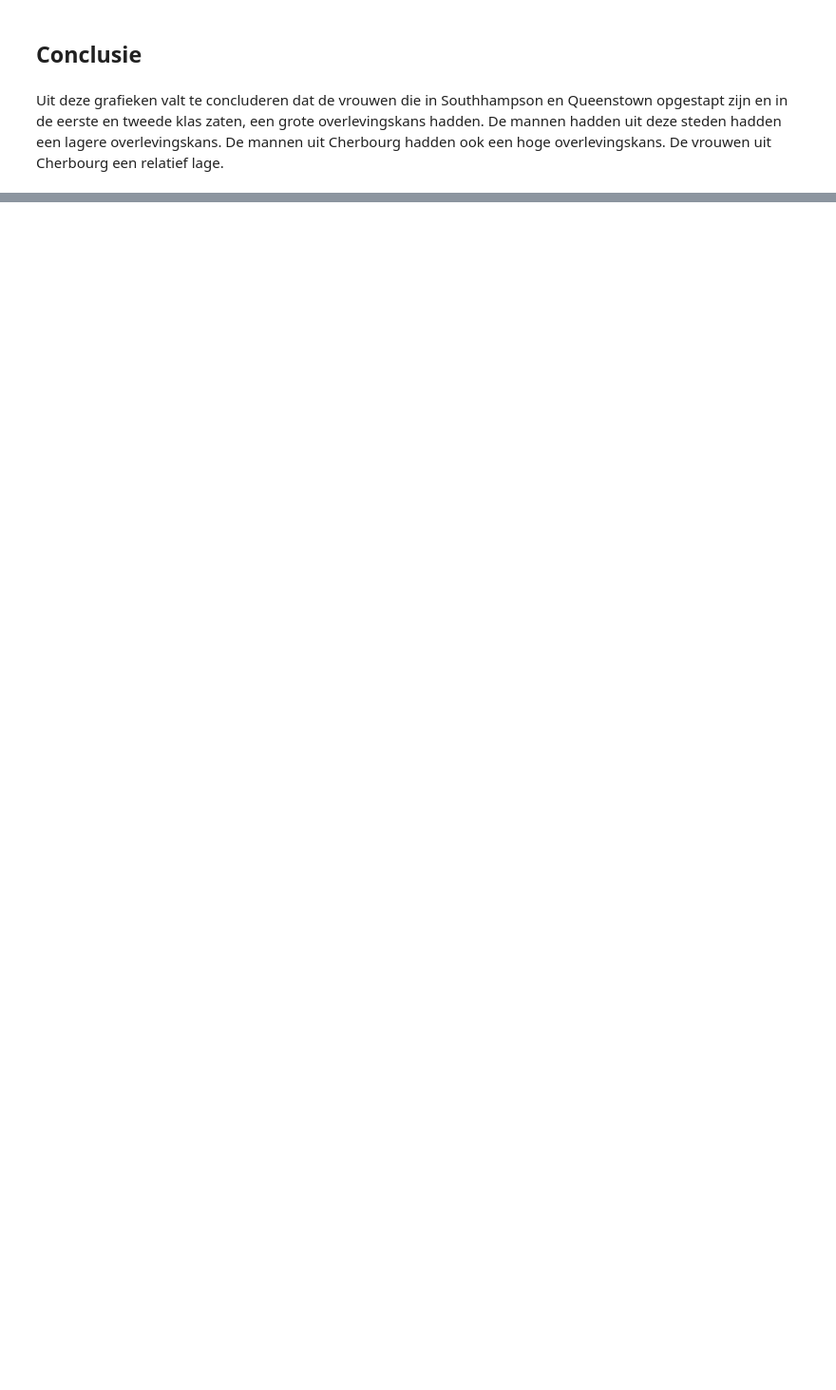
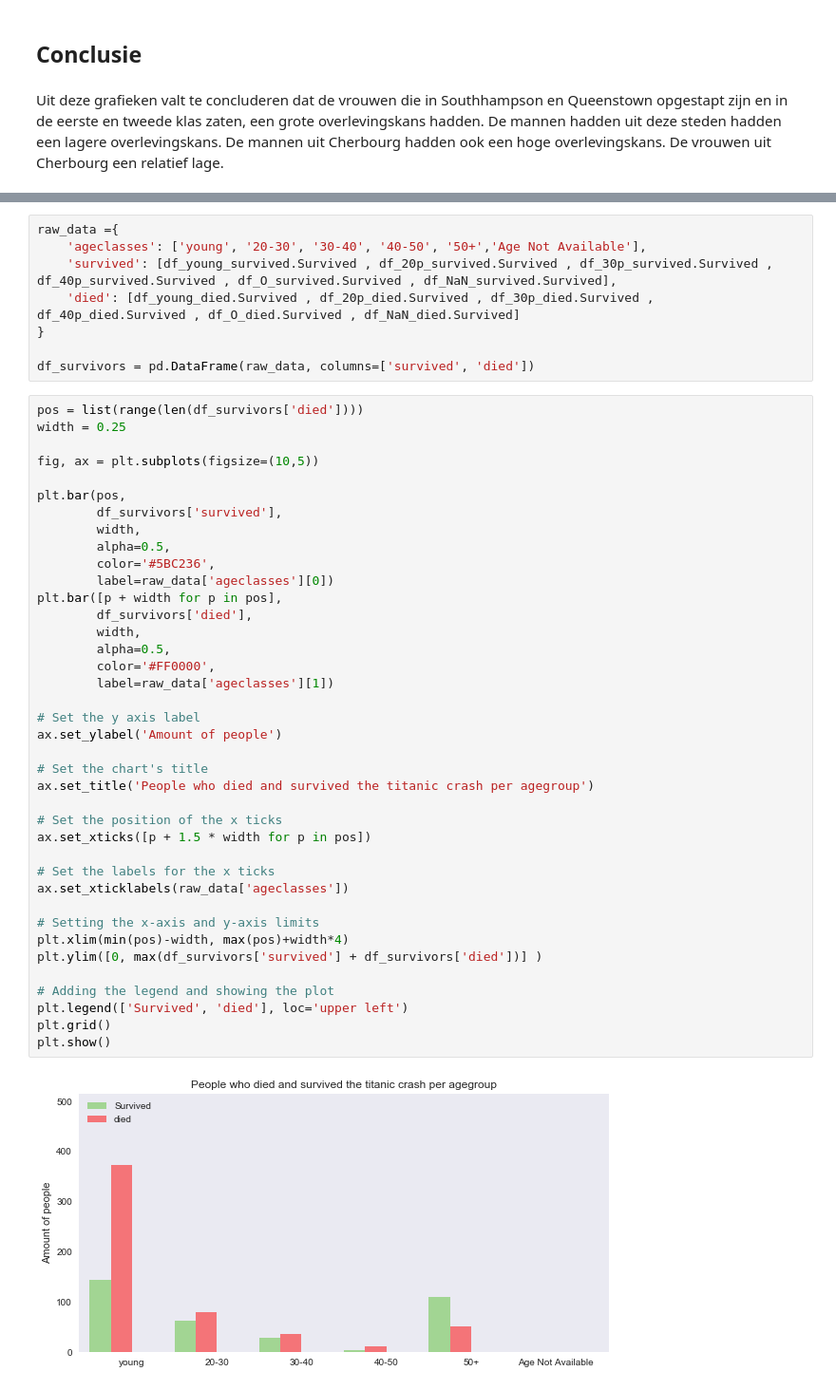
Before and after one commit to didekoning/V2DS-Specialisatie-Titanic, a Jupyter notebook: Grafiek met percentage overlevenden.ipynb, the cells around one changed output, grey strips where cells are left out. Shown: that part at 95% size. Cells and saved outputs as stored; diff of their text form; blank space fills up the shorter version.

```diff
--- a/Grafiek met percentage overlevenden.ipynb
+++ b/Grafiek met percentage overlevenden.ipynb
@@ -23,0 +54,49 @@ Uit deze grafieken valt te concluderen dat de vrouwen die in Southhampson en Que
+# %%
+raw_data ={
+    'ageclasses': ['young', '20-30', '30-40', '40-50', '50+','Age Not Available'],
+    'survived': [df_young_survived.Survived , df_20p_survived.Survived , df_30p_survived.Survived , df_40p_survived.Survived , df_O_survived.Survived , df_NaN_survived.Survived],
+    'died': [df_young_died.Survived , df_20p_died.Survived , df_30p_died.Survived , df_40p_died.Survived , df_O_died.Survived , df_NaN_died.Survived]
+}
+
+df_survivors = pd.DataFrame(raw_data, columns=['survived', 'died'])
+# %%
+pos = list(range(len(df_survivors['died'])))
+width = 0.25
+
+fig, ax = plt.subplots(figsize=(10,5))
+
+plt.bar(pos,
+        df_survivors['survived'],
+        width,
+        alpha=0.5,
+        color='#5BC236',
+        label=raw_data['ageclasses'][0])
+plt.bar([p + width for p in pos],
+        df_survivors['died'],
+        width,
+        alpha=0.5,
+        color='#FF0000',
+        label=raw_data['ageclasses'][1])
+
+# Set the y axis label
+ax.set_ylabel('Amount of people')
+
+# Set the chart's title
+ax.set_title('People who died and survived the titanic crash per agegroup')
+
+# Set the position of the x ticks
+ax.set_xticks([p + 1.5 * width for p in pos])
+
+# Set the labels for the x ticks
+ax.set_xticklabels(raw_data['ageclasses'])
+
+# Setting the x-axis and y-axis limits
+plt.xlim(min(pos)-width, max(pos)+width*4)
+plt.ylim([0, max(df_survivors['survived'] + df_survivors['died'])] )
+
+# Adding the legend and showing the plot
+plt.legend(['Survived', 'died'], loc='upper left')
+plt.grid()
+plt.show()
+# %% [output]
+[figure, added]
```
Also changed, not shown: parts of 4 cells of this notebook.
